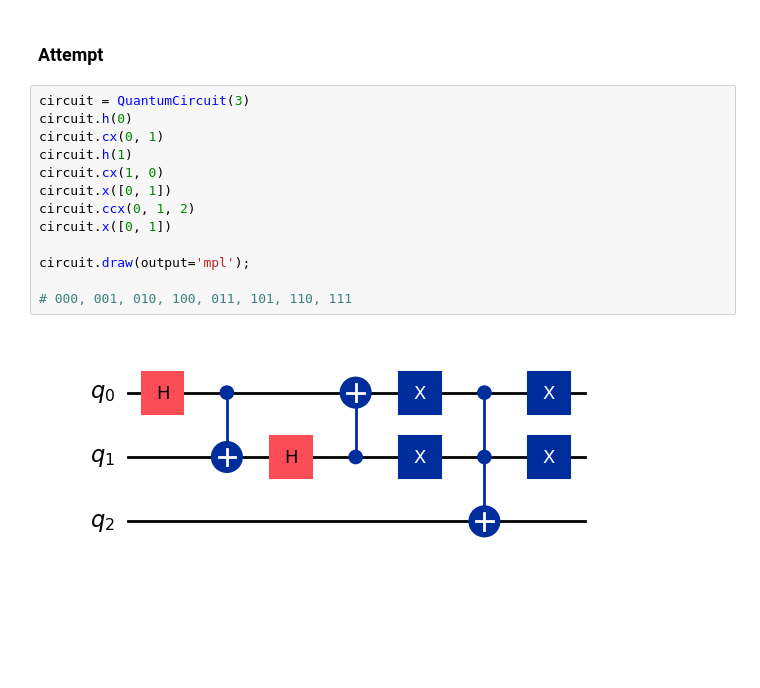
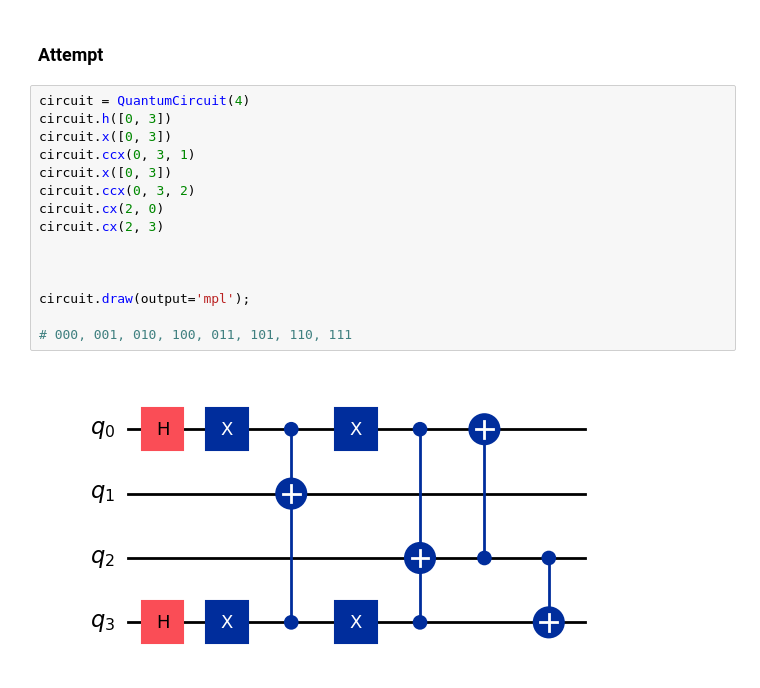
Before and after one commit to arodr95/qiskit-learning, a Jupyter notebook: 18_entanglement_challenges.ipynb, the cells around one changed output. Cells and saved outputs as stored; diff of their text form; blank space fills up the shorter version.

```diff
--- a/18_entanglement_challenges.ipynb
+++ b/18_entanglement_challenges.ipynb
@@ -111,17 +111,19 @@ $
 # %% [markdown]
 ### Attempt
 # %%
-circuit = QuantumCircuit(3)
-circuit.h(0)
-circuit.cx(0, 1)
-circuit.h(1)
-circuit.cx(1, 0)
-circuit.x([0, 1])
-circuit.ccx(0, 1, 2)
-circuit.x([0, 1])
+circuit = QuantumCircuit(4)
+circuit.h([0, 3])
+circuit.x([0, 3])
+circuit.ccx(0, 3, 1)
+circuit.x([0, 3])
+circuit.ccx(0, 3, 2)
+circuit.cx(2, 0)
+circuit.cx(2, 3)
+
+
 
 circuit.draw(output='mpl');
 
 # 000, 001, 010, 100, 011, 101, 110, 111
 # %% [output]
-[figure, old version]
+[figure, new version]
```
Also changed, not shown: parts of 5 cells of this notebook.
